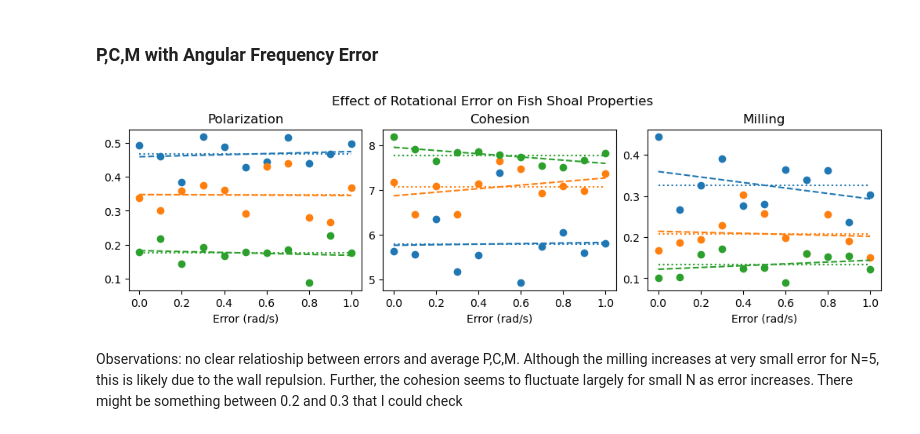
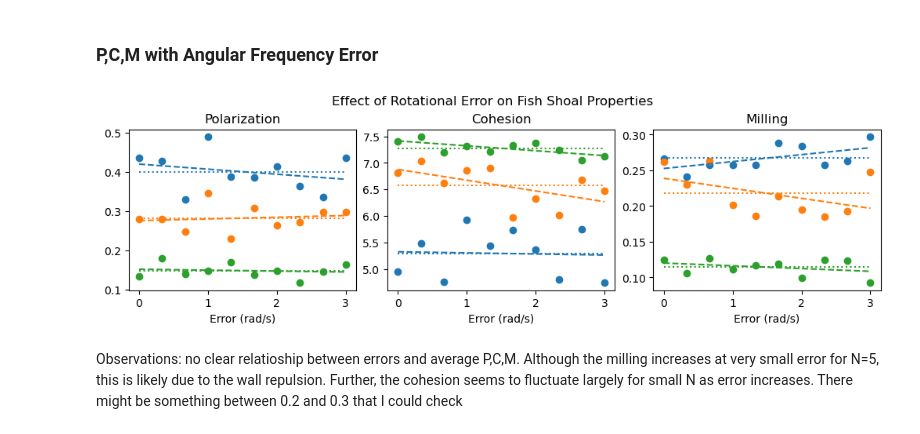
Before and after one commit to Bobomoto/PHYS250-Final-Project, a Jupyter notebook: Finalproject.ipynb, the cells around one changed output. Cells and saved outputs as stored; diff of their text form; code cells hidden in the pictures.

```diff
--- a/Finalproject.ipynb
+++ b/Finalproject.ipynb
@@ -211,7 +211,7 @@ plt.show()
 # %%
 #run this for all fish in one timestep
 
-def updatefish(positions,radorientations,speeds,velocity, arenarange = 100, time = 0, timestep = 0.05, maxa = 2.0, maxdw = 1.0, erroracc = 0.05, errordw = 0.02, maxspd = 10, Wbias = 1, Abias = 1, forwardbias = True):
+def updatefish(positions,radorientations,speeds,velocity, arenarange = 100, time = 0, timestep = 0.05, maxa = 1.0, maxdw = 1.0, erroracc = 0.00, errordw = 0.00, maxspd = 10, Wbias = 1, Abias = 1, forwardbias = True, lw = 3):
     copypositions = positions.copy()
     time += timestep
     t = timestep
@@ -249,11 +249,11 @@ def updatefish(positions,radorientations,speeds,velocity, arenarange = 100, time
 
         #1*np.sin(THETA)*R*1*np.sin(THETA)*R*np.exp(-(R/5)**2)/2
         if forwardbias == True: #more weight towards forward neighbors
-            dwfar = maxdw*crossproduct*neighdist*np.exp(-(neighdist/3)) + Dwerror if np.sign(dotproduct) > 0 else lessmaxdw*crossproduct*neighdist*np.exp(-(neighdist/3)) + Dwerror
-            dwnear = maxdw*crossproduct + Dwerror if np.sign(dotproduct) > 0 else lessmaxdw*crossproduct + Dwerror
+            dwfar = maxdw*crossproduct*neighdist*np.exp(-(neighdist/lw))*(np.e/lw) + Dwerror if np.sign(dotproduct) > 0 else lessmaxdw*crossproduct*neighdist*np.exp(-(neighdist/lw))*(np.e/lw) + Dwerror
         else: #more weight towards neighbors behind
-            dwfar = lessmaxdw*crossproduct*neighdist*np.exp(-(neighdist/3)) + Dwerror if np.sign(dotproduct) > 0 else maxdw*crossproduct*neighdist*np.exp(-(neighdist/3)) + Dwerror
-            dwnear = lessmaxdw*crossproduct + Dwerror if np.sign(dotproduct) > 0 else maxdw*crossproduct + Dwerror
+            dwfar = lessmaxdw*crossproduct*neighdist*np.exp(-(neighdist/3))*(np.e/lw) + Dwerror if np.sign(dotproduct) > 0 else maxdw*crossproduct*neighdist*np.exp(-(neighdist/lw))*(np.e/lw) + Dwerror
+
+        dwnear = maxdw*crossproduct + Dwerror
 
         #orientation rule 1, turn towards nearest neighbor
         if neighdist >= 1: #radpersecond
@@ -346,22 +346,24 @@ def plot(coords, radorientations, viewrange = (-50,50), title = '', fishmarker =
 
     plt.show()
 # %%
-numiterations = 1000
+numiterations = 10000
 poolrange = 20 #poolrange/2 is the length of each side
 initcoordmax = 10 #essentially initial density
-numfish = 50
+numfish = 30
 inittime = 0
 positionarray = []
 speedarray = []
+
+rng.seed(10)
 
 pos, motorientations, motspeeds, motvelocity = initialize(numfish, initcoordmax)
 plot(pos, motorientations, viewrange = (-poolrange/2,poolrange/2), title = 't = 0')
 
 #run the function numiteration times and keep track of positions
 for i in np.arange(numiterations):
-    pos, motorientations, motspeeds, motvelocity, inittime = updatefish(pos, motorientations, motspeeds, motvelocity, time = inittime, arenarange = poolrange)
+    pos, motorientations, motspeeds, motvelocity, inittime = updatefish(pos, motorientations, motspeeds, motvelocity, time = inittime, arenarange = poolrange, Wbias = 1.5)
     speedarray.append(copy.deepcopy(motspeeds))
     positionarray.append(copy.deepcopy(pos))
 
-plot(pos, motorientations, viewrange = (-poolrange/2,poolrange/2), title = f'N = {numfish}, t = {inittime:.1f}', save = True)
+plot(pos, motorientations, viewrange = (-poolrange/2,poolrange/2), title = f'N = {numfish}, t = {inittime*0.05:.1f}', save = True)
 # %% [output]
@@ -936,7 +938,7 @@ meanMarrays = [[],[],[]]
 for index in np.arange(len(N)):
     for A in Aerrors:
         #Run it many times and find the average properties at t = 1000
-        numsim = 10
+        numsim = 20
         totalParray = []
         totalCarray = []
         totalMarray = []
@@ -1045,7 +1045,7 @@ Conclusion: Average polarization and milling generally increase with N. Further,
 # %%
 #Do it for N = 5,10,30 to see if anything happens
 N = [5,10,30]
-Werrors = np.arange(0,1.1,0.1)
+Werrors = np.linspace(0,3,10)
 
 WmeanParrays = [[],[],[]]
 WmeanCarrays = [[],[],[]]
@@ -1054,7 +1054,7 @@ WmeanMarrays = [[],[],[]]
 for index in np.arange(len(N)):
     for W in Werrors:
         #Run it many times and find the average properties at t = 1000
-        numsim = 10
+        numsim = 20
         totalParray = []
         totalCarray = []
         totalMarray = []
@@ -1106,7 +1106,7 @@ for i in np.arange(len(N)):
 
     axs[0].plot(Werrors, line_y, color = c[i], ls = '--')
 
-axs[0].hlines(y = [np.mean(WmeanParrays[0]),np.mean(WmeanParrays[1]),np.mean(WmeanParrays[2])], xmin = 0, xmax = 1.0,  linestyles=':', colors = ['C0', 'C1', 'C2'])
+axs[0].hlines(y = [np.mean(WmeanParrays[0]),np.mean(WmeanParrays[1]),np.mean(WmeanParrays[2])], xmin = 0, xmax = 3.0,  linestyles=':', colors = ['C0', 'C1', 'C2'])
 axs[0].set_title('Polarization')
 axs[0].set_xlabel('Error (rad/s)')
 
@@ -1116,36 +1116,36 @@ for i in np.arange(len(N)):
     correlation = np.corrcoef(Werrors, WmeanCarrays[i])
     rvalue = correlation[0,1]
 
     axs[1].scatter(Werrors,WmeanCarrays[i], label = f'r = {rvalue:.2f}')
     slope, intercept = np.polyfit(Werrors, WmeanCarrays[i], 1)
     line_y = slope * Werrors + intercept
     axs[1].plot(Werrors, line_y, color = c[i], ls = '--')
 
-axs[1].hlines(y = [np.mean(WmeanCarrays[0]),np.mean(WmeanCarrays[1]),np.mean(WmeanCarrays[2])], xmin = 0, xmax = 1.0,  linestyles=':', colors = ['C0', 'C1', 'C2'])
+axs[1].hlines(y = [np.mean(WmeanCarrays[0]),np.mean(WmeanCarrays[1]),np.mean(WmeanCarrays[2])], xmin = 0, xmax = 3.0,  linestyles=':', colors = ['C0', 'C1', 'C2'])
 axs[1].set_title('Cohesion')
 axs[1].set_xlabel('Error (rad/s)')
 
 
 #Milling plot
 for i in np.arange(len(N)):
     #calculate the correlation
     correlation = np.corrcoef(Werrors, WmeanMarrays[i])
     rvalue = correlation[0,1]
 
     axs[2].scatter(Werrors,WmeanMarrays[i], label = f'r = {rvalue:.2f}')
     slope, intercept = np.polyfit(Werrors, WmeanMarrays[i], 1)
     line_y = slope * Werrors + intercept
     axs[2].plot(Werrors, line_y, color = c[i], ls = '--')
 
-axs[2].hlines(y = [np.mean(WmeanMarrays[0]),np.mean(WmeanMarrays[1]),np.mean(WmeanMarrays[2])], xmin = 0, xmax = 1.0,  linestyles=':', colors = ['C0', 'C1', 'C2'])
+axs[2].hlines(y = [np.mean(WmeanMarrays[0]),np.mean(WmeanMarrays[1]),np.mean(WmeanMarrays[2])], xmin = 0, xmax = 3.0,  linestyles=':', colors = ['C0', 'C1', 'C2'])
 axs[2].set_title('Milling')
 axs[2].set_xlabel('Error (rad/s)')
 
 fig.suptitle('Effect of Rotational Error on Fish Shoal Properties')
 plt.savefig('RotationError.png')
 plt.show()
 # %% [output]
-[figure, old version]
+[figure, new version]
 # %% [markdown]
 Observations: no clear relatioship between errors and average P,C,M. Although the milling increases at very small error for N=5, this is likely due to the wall repulsion. Further, the cohesion seems to fluctuate largely for small N as error increases. There might be something between 0.2 and 0.3 that I could check
 # %% [markdown]
```
Also changed, not shown: parts of 16 cells of this notebook, 31 other files.
